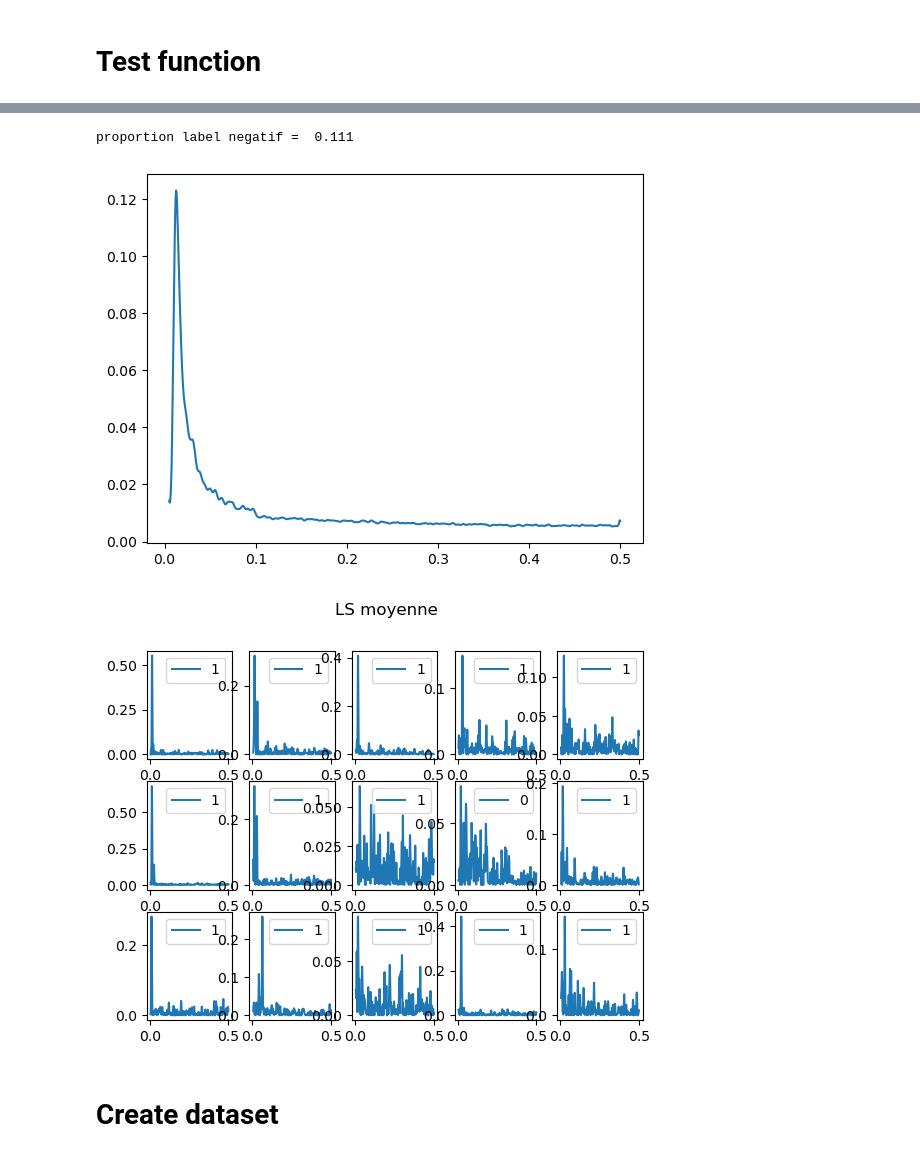
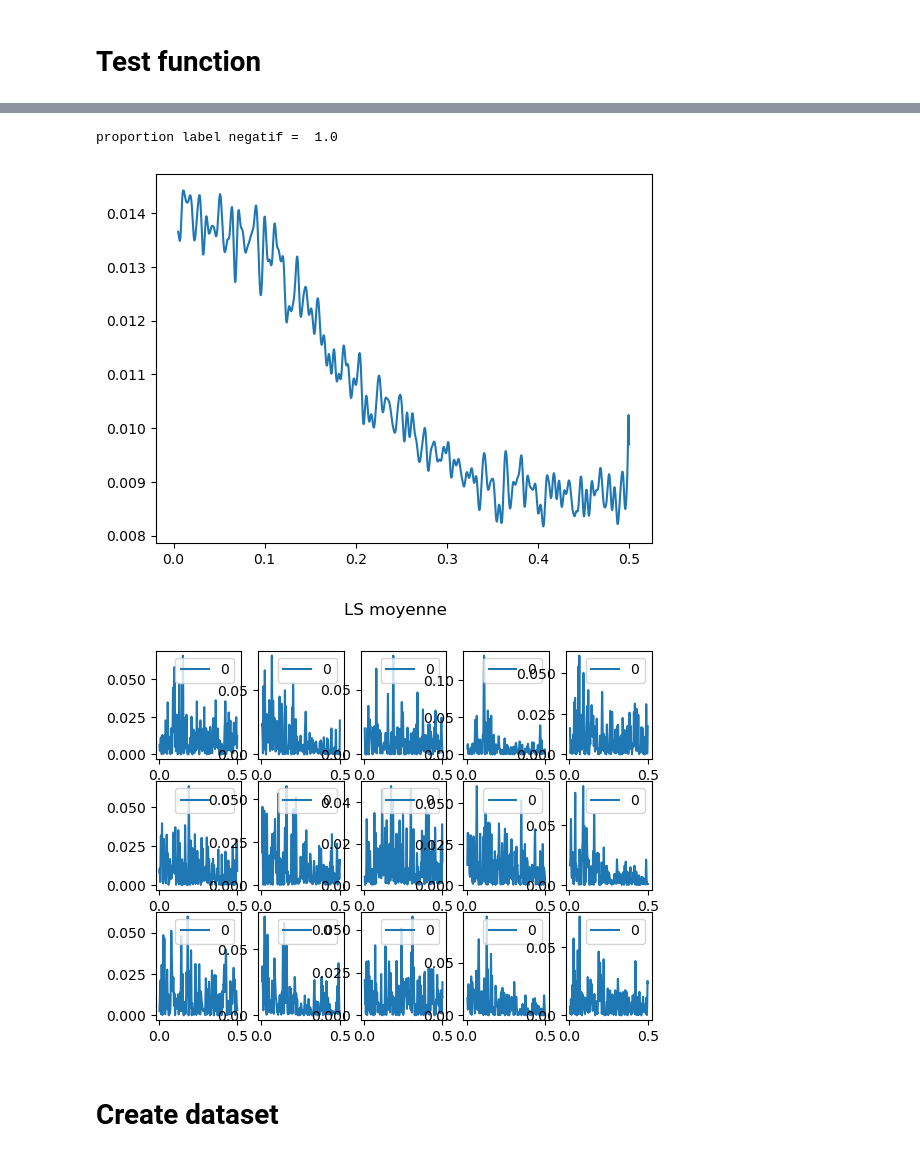
Before and after one commit to hugokerino/Stage_R-V, a Jupyter notebook: Create_set_basic.ipynb, the cells around one changed output, grey strips where cells are left out. Drawn from its saved outputs; the diff is of its cells as text; code cells hidden in the pictures.

```diff
--- a/Create_set_basic.ipynb
+++ b/Create_set_basic.ipynb
@@ -217,5 +217,5 @@ label : 0
 # %%
-planete = 4
+planete = 0
 
 LS = []
 Maxs = []
@@ -230,36 +230,36 @@ C1, C2, C3  = 3.1, 3.9, 8.9 # dimensionless
 AL, Gm, nu0 = 2.6*1e-3, 0.36*1e-3, 2.4*1e-3 # (m/s), Hz, Hz
 cste        = 1.4e-4 # (m/s)**2/Hz
 
 params_gr = [A1, A2, A3, B1, B2, B3, C1, C2, C3, AL, Gm, nu0, cste]
 
 N = 1000
 for i in range(N):
     ls, maxs, label, params_act = generate_data(t,dt,Ttot,freq, params_gr,planete)
     LS.append(ls)
     Maxs.append(maxs)
     Label.append(label)
 
 print("proportion label negatif = ",(Label.count(0)/N) )
 
 
 lsmoy = np.mean(LS, axis = 0)
 
 #plot mean LS
 plt.figure()
 plt.plot(freq,lsmoy)
 
 plt.figure()
 plt.suptitle("LS moyenne")
 k = 1
 for i in range(3):
     for j in range(5):
         ind = random.randint(0,(N-1))
         plt.subplot(3,5,k), plt.plot(freq, LS[ind],label = Label[ind]), plt.legend()
         k+=1
 # %% [output]
-proportion label negatif =  0.111
+proportion label negatif =  1.0
-[figure, old version]
+[figure, new version]
-[figure, old version]
+[figure, new version]
 # %% [markdown]
 # Create dataset
 # %%
```
Also changed, not shown: parts of 11 cells of this notebook, 2 other files.
